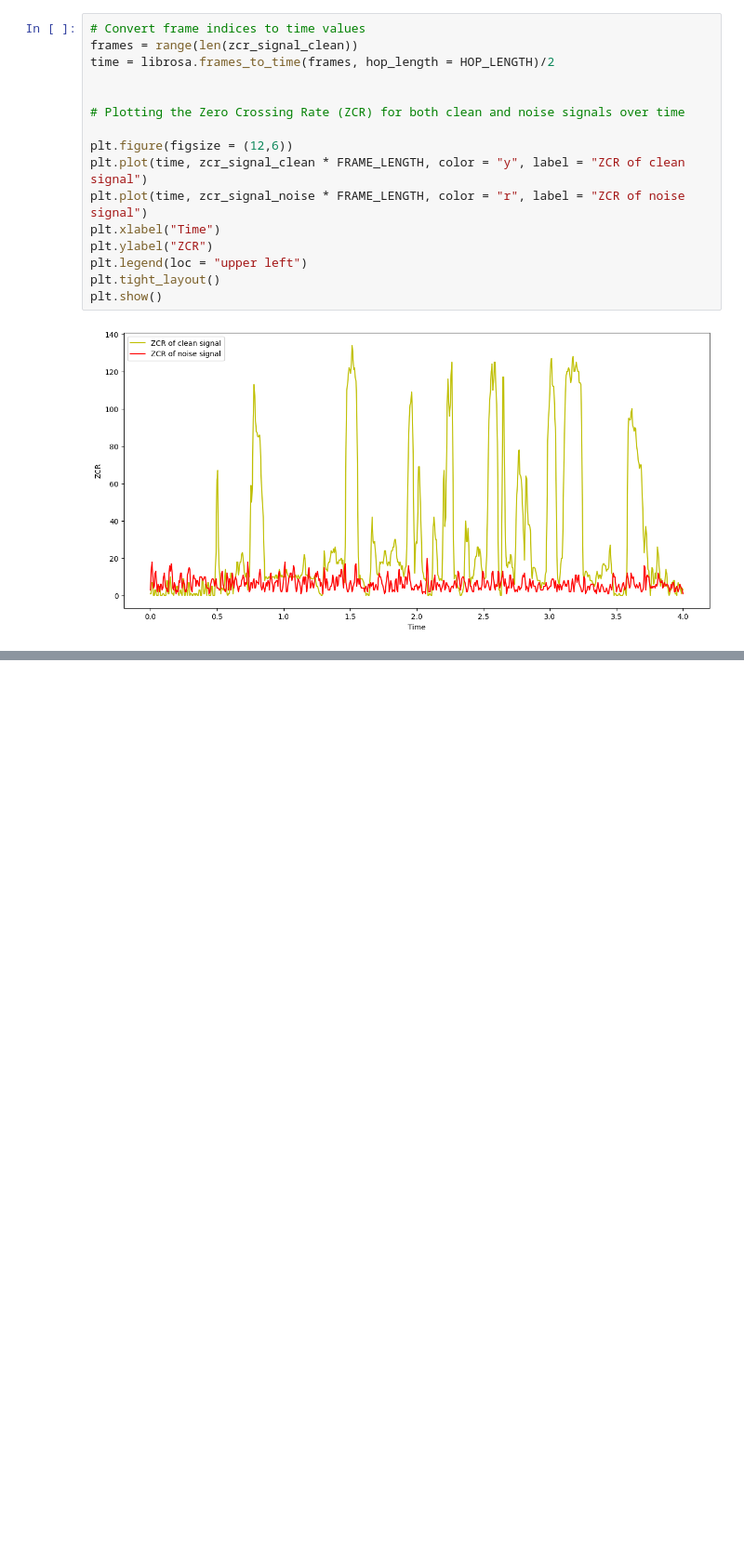
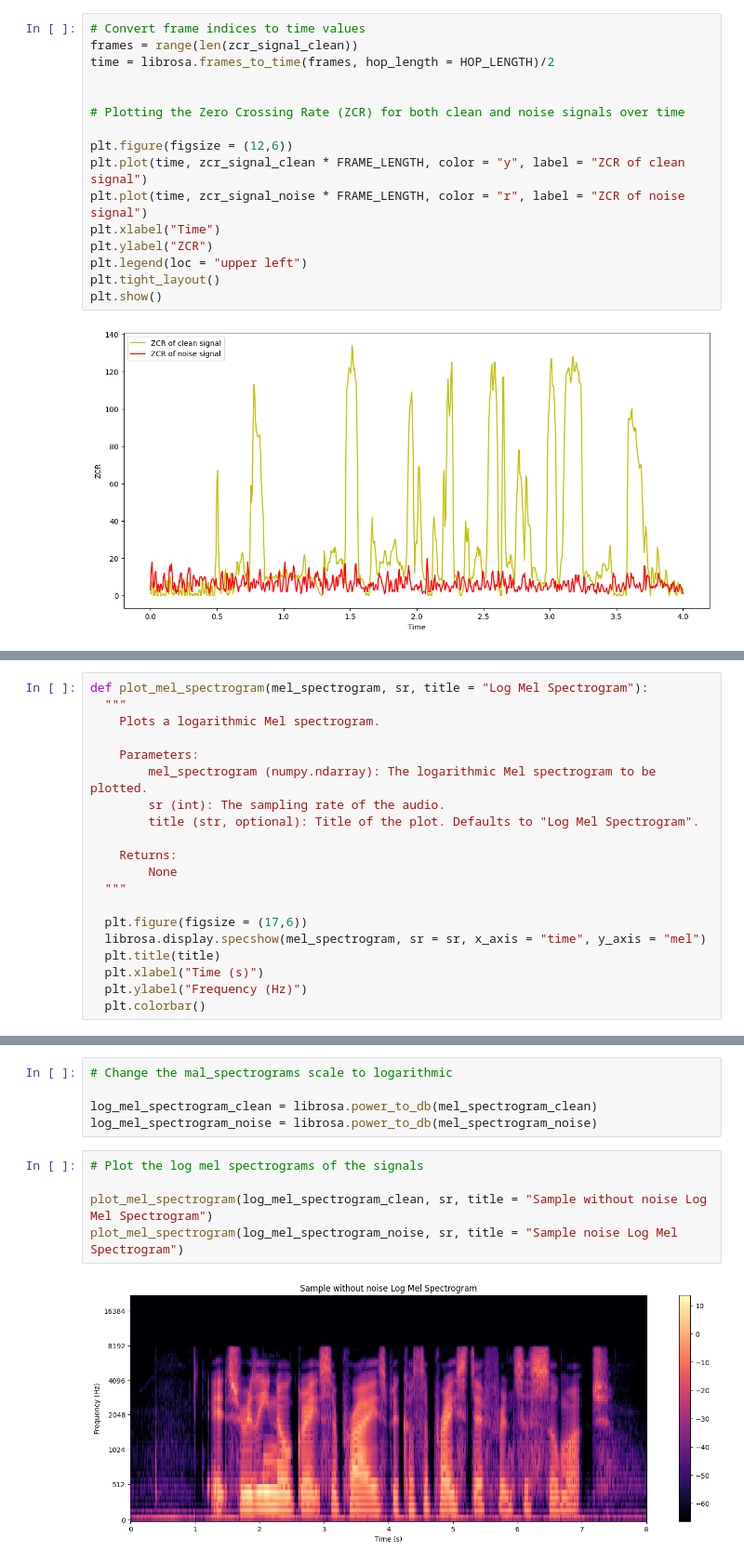
Before and after one commit to MahyarFardin/Deep-white-noise-elimination-using-recurrent-and-convolutional-generative-adversial-networks, a Jupyter notebook: dataset_overview.ipynb, the cells around one changed output, grey strips where cells are left out. Shown at 93% size. Saved outputs shown, nothing was run; the diff lists cells and outputs as text; blank space fills up the shorter version.

```diff
--- a/dataset_overview.ipynb
+++ b/dataset_overview.ipynb
@@ -260,0 +290,20 @@ plot_spectrogram(y_noise, sr, HOP_LENGTH, "log", title="sample noise")
+# %%
+def plot_mel_spectrogram(mel_spectrogram, sr, title = "Log Mel Spectrogram"):
+  """
+    Plots a logarithmic Mel spectrogram.
+
+    Parameters:
+        mel_spectrogram (numpy.ndarray): The logarithmic Mel spectrogram to be plotted.
+        sr (int): The sampling rate of the audio.
+        title (str, optional): Title of the plot. Defaults to "Log Mel Spectrogram".
+
+    Returns:
+        None
+  """
+
+  plt.figure(figsize = (17,6))
+  librosa.display.specshow(mel_spectrogram, sr = sr, x_axis = "time", y_axis = "mel")
+  plt.title(title)
+  plt.xlabel("Time (s)")
+  plt.ylabel("Frequency (Hz)")
+  plt.colorbar()
@@ -260,0 +319,12 @@ plot_spectrogram(y_noise, sr, HOP_LENGTH, "log", title="sample noise")
+# %%
+# Change the mal_spectrograms scale to logarithmic
+
+log_mel_spectrogram_clean = librosa.power_to_db(mel_spectrogram_clean)
+log_mel_spectrogram_noise = librosa.power_to_db(mel_spectrogram_noise)
+# %%
+# Plot the log mel spectrograms of the signals
+
+plot_mel_spectrogram(log_mel_spectrogram_clean, sr, title = "Sample without noise Log Mel Spectrogram")
+plot_mel_spectrogram(log_mel_spectrogram_noise, sr, title = "Sample noise Log Mel Spectrogram")
+# %% [output]
+[figure, added]
```
Also changed, not shown: parts of 12 cells of this notebook.
